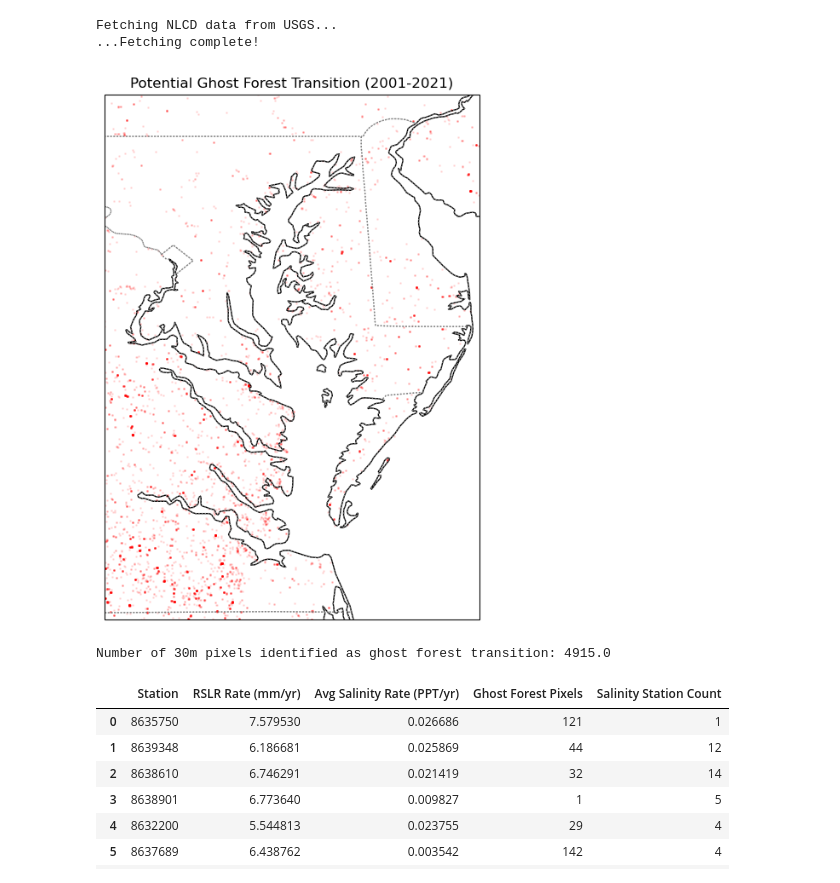
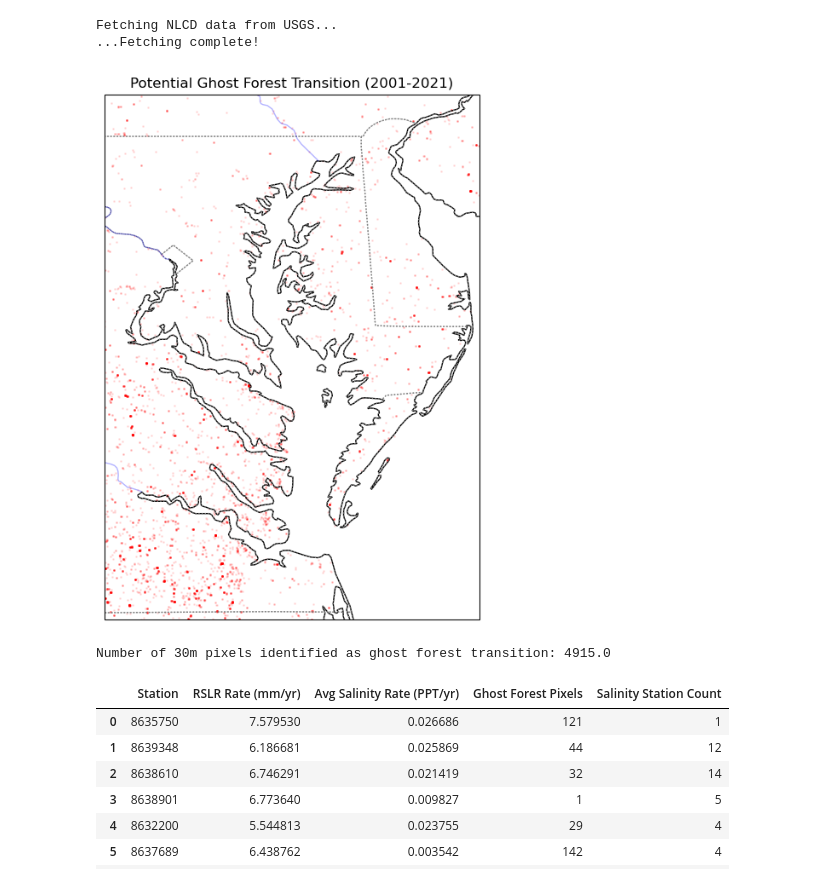
Before and after one commit to sealfonzachary/ISAT420_Semester_Project, a Jupyter notebook: NLCD Land Use Data/NLCDLandUse.ipynb, the cells around one changed output. Saved outputs shown, nothing was run; the diff lists cells and outputs as text; code cells hidden in the pictures.

```diff
--- a/NLCD Land Use Data/NLCDLandUse.ipynb
+++ b/NLCD Land Use Data/NLCDLandUse.ipynb
@@ -53,34 +53,35 @@ valid_coords = transition_map.stack(pixel=('x', 'y')).dropna('pixel')
 lons = valid_coords.x.values
 lats = valid_coords.y.values
 
 # Setup with a Cartopy projection
 fig = plt.figure(figsize=(10, 8))
 ax = plt.axes(projection=ccrs.PlateCarree())
 
 # Adding coastline and geographic features
 ax.add_feature(cfeature.COASTLINE, linewidth=1, edgecolor='black')
 ax.add_feature(cfeature.STATES, linestyle=':', edgecolor='gray')
+ax.add_feature(cfeature.RIVERS, edgecolor='blue', alpha=0.3)
 
 # Plotting using the extracted lons/lats
 ax.scatter(lons,
            lats,
            s=1,
            color='red',
            alpha=0.1,
            transform=ccrs.PlateCarree()
           )
 
 # Use the bbox defined earlier in the code
 ax.set_extent([-77.5, -75.0, 36.5, 40.0], crs=ccrs.PlateCarree())
 
 plt.title('Potential Ghost Forest Transition (2001-2021)')
 plt.show()
 
 # Statistical count
 count = np.nansum(transition_map.values)
 print(f"Number of 30m pixels identified as ghost forest transition: {count}")
 # %% [output]
-[figure, old version]
+[figure, new version]
 Number of 30m pixels identified as ghost forest transition: 4915.0
 # %%
 # --- 1. LOAD DATA ---
```
Also changed, not shown: parts of 1 cell of this notebook, 3 other files.
